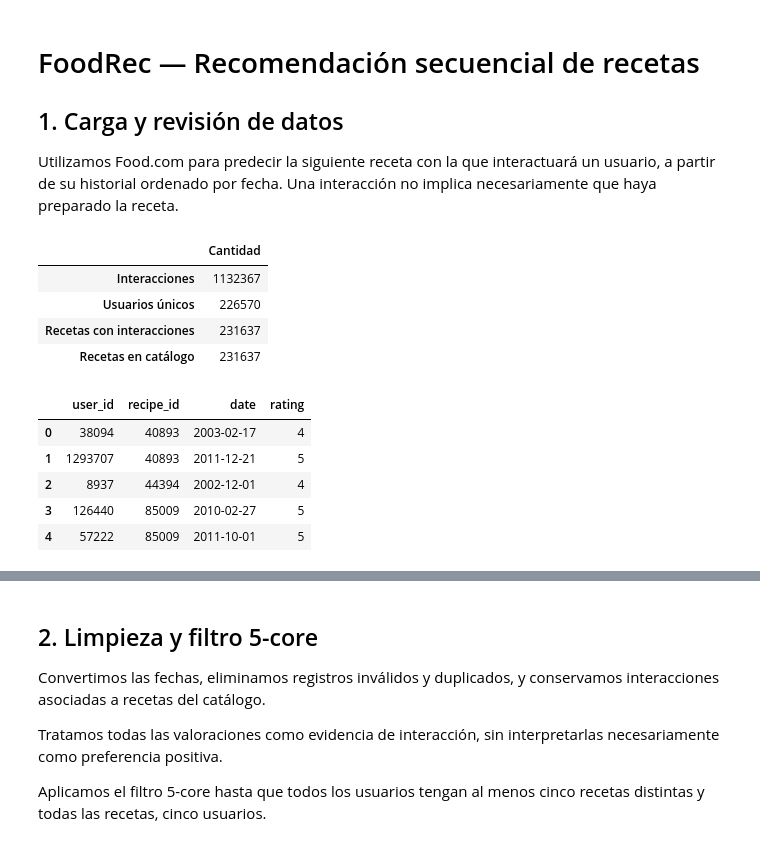
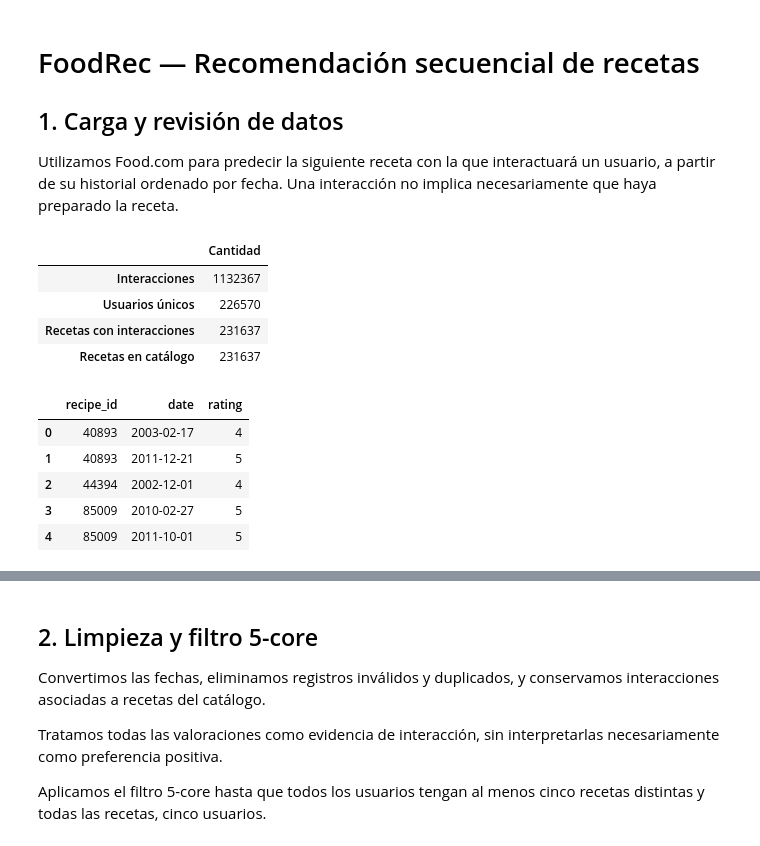
Before and after one commit to palmaacunamaximiliano-png/FOODREC-C2, a Jupyter notebook: Notebooks/01_entrega1.ipynb, the cells around one changed output, grey strips where cells are left out. Drawn from its saved outputs; the diff is of its cells as text; code cells hidden in the pictures.

```diff
--- a/Notebooks/01_entrega1.ipynb
+++ b/Notebooks/01_entrega1.ipynb
@@ -91,40 +73,40 @@ archivo_recetas = DATOS / "RAW_recipes.csv"
 for archivo in [archivo_interacciones, archivo_recetas]:
     if not archivo.is_file():
         raise FileNotFoundError(f"No se encontró: {archivo}")
 
 # No cargamos reseñas ni identificadores de autores: no los necesitamos
 interacciones = pd.read_csv(
     archivo_interacciones,
     usecols=["user_id", "recipe_id", "date", "rating"]
 )
 
 recetas = pd.read_csv(
     archivo_recetas,
     usecols=["id", "name", "minutes", "tags", "ingredients"]
 ).rename(columns={"id": "recipe_id"})
 
 resumen = pd.Series({
     "Interacciones": len(interacciones),
     "Usuarios únicos": interacciones["user_id"].nunique(),
     "Recetas con interacciones": interacciones["recipe_id"].nunique(),
     "Recetas en catálogo": len(recetas),
 })
 
 display(resumen.to_frame("Cantidad"))
-display(interacciones.head())
+display(interacciones[["recipe_id", "date", "rating"]].head())
 display(recetas.head())
 # %% [output]
 |  | Cantidad |
 | Interacciones | 1132367 |
 | Usuarios únicos | 226570 |
 | Recetas con interacciones | 231637 |
 | Recetas en catálogo | 231637 |
-|  | user_id | recipe_id | date | rating |
-| 0 | 38094 | 40893 | 2003-02-17 | 4 |
-| 1 | 1293707 | 40893 | 2011-12-21 | 5 |
-| 2 | 8937 | 44394 | 2002-12-01 | 4 |
-| 3 | 126440 | 85009 | 2010-02-27 | 5 |
-| 4 | 57222 | 85009 | 2011-10-01 | 5 |
+|  | recipe_id | date | rating |
+| 0 | 40893 | 2003-02-17 | 4 |
+| 1 | 40893 | 2011-12-21 | 5 |
+| 2 | 44394 | 2002-12-01 | 4 |
+| 3 | 85009 | 2010-02-27 | 5 |
+| 4 | 85009 | 2011-10-01 | 5 |
 |  | name | recipe_id | minutes | tags | ingredients |
 | 0 | arriba baked winter squash mexica... | 137739 | 55 | ['60-minutes-or-less', 'time-to-m... | ['winter squash', 'mexican season... |
 | 1 | a bit different breakfast pizza | 31490 | 30 | ['30-minutes-or-less', 'time-to-m... | ['prepared pizza crust', 'sausage... |
```
Also changed, not shown: parts of 6 cells of this notebook, 1 other file.
